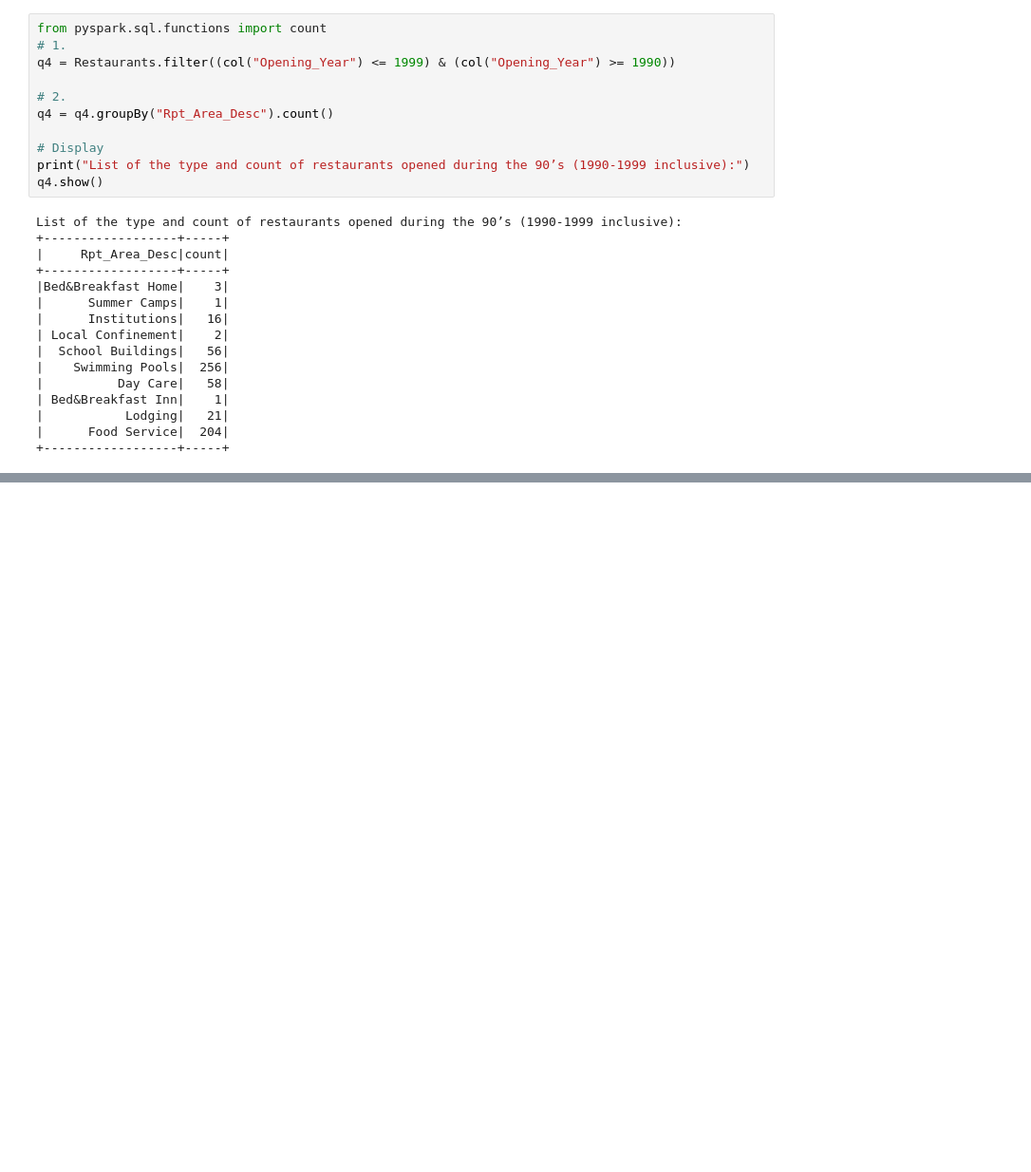
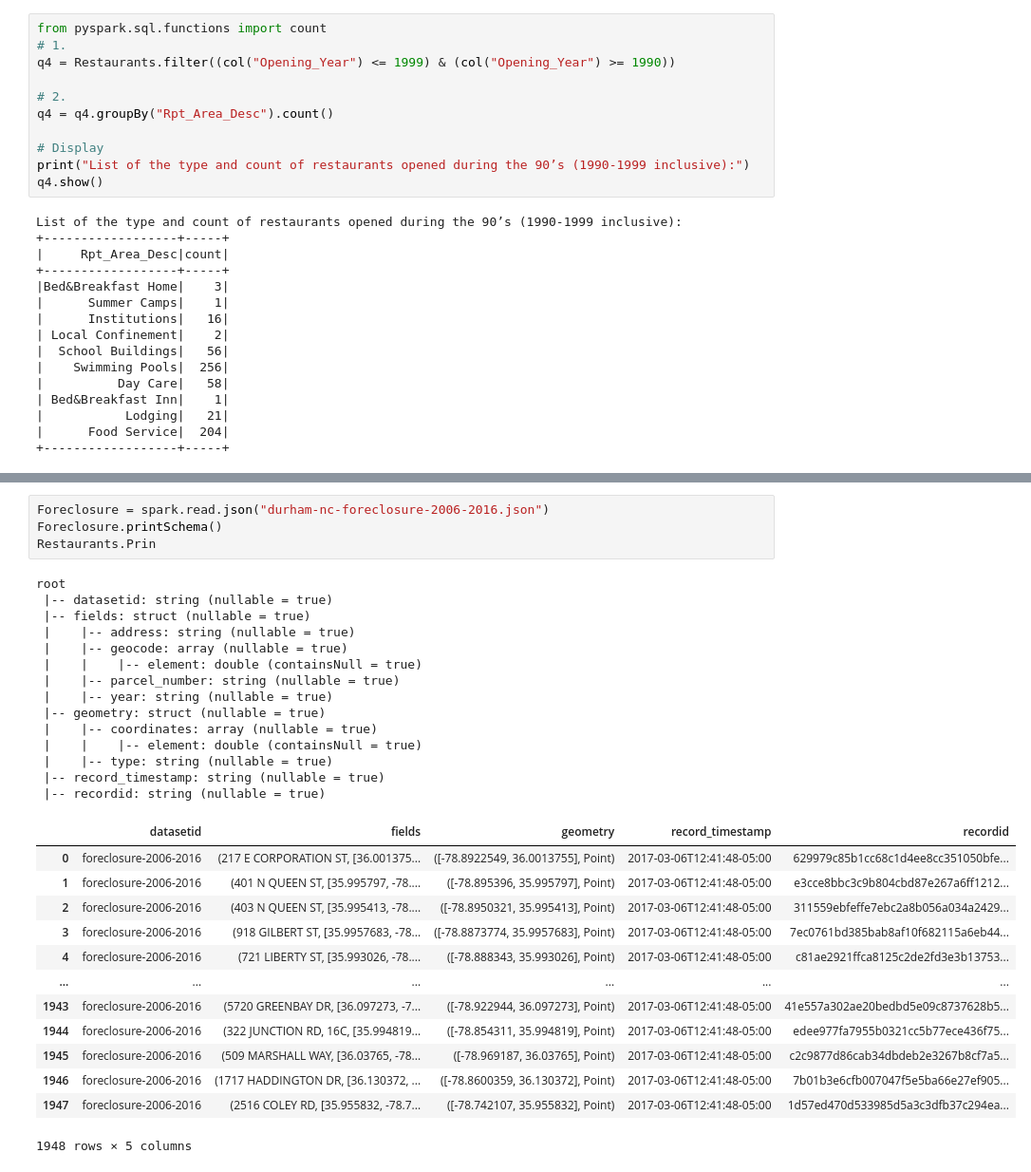
Before and after one commit to Alaqian/Big-Data-Code, a Jupyter notebook: Spark/aaz7118-hw2-q3q4q7.ipynb, the cells around one changed output, grey strips where cells are left out. Shown at 95% size. Cells and saved outputs as stored; diff of their text form; blank space fills up the shorter version.

```diff
--- a/Spark/aaz7118-hw2-q3q4q7.ipynb
+++ b/Spark/aaz7118-hw2-q3q4q7.ipynb
@@ -100,0 +118,32 @@ List of the type and count of restaurants opened during the 90’s (1990-1999 in
+# %%
+Foreclosure = spark.read.json("durham-nc-foreclosure-2006-2016.json")
+Foreclosure.printSchema()
+Restaurants.Prin
+# %% [output]
+root
+ |-- datasetid: string (nullable = true)
+ |-- fields: struct (nullable = true)
+ |    |-- address: string (nullable = true)
+ |    |-- geocode: array (nullable = true)
+ |    |    |-- element: double (containsNull = true)
+ |    |-- parcel_number: string (nullable = true)
+ |    |-- year: string (nullable = true)
+ |-- geometry: struct (nullable = true)
+ |    |-- coordinates: array (nullable = true)
+ |    |    |-- element: double (containsNull = true)
+ |    |-- type: string (nullable = true)
+ |-- record_timestamp: string (nullable = true)
+ |-- recordid: string (nullable = true)
+|  | datasetid | fields | geometry | record_timestamp | recordid |
+| 0 | foreclosure-2006-2016 | (217 E CORPORATION ST, [36.001375... | ([-78.8922549, 36.0013755], Point) | 2017-03-06T12:41:48-05:00 | 629979c85b1cc68c1d4ee8cc351050bfe... |
+| 1 | foreclosure-2006-2016 | (401 N QUEEN ST, [35.995797, -78.... | ([-78.895396, 35.995797], Point) | 2017-03-06T12:41:48-05:00 | e3cce8bbc3c9b804cbd87e267a6ff1212... |
+| 2 | foreclosure-2006-2016 | (403 N QUEEN ST, [35.995413, -78.... | ([-78.8950321, 35.995413], Point) | 2017-03-06T12:41:48-05:00 | 311559ebfeffe7ebc2a8b056a034a2429... |
+| 3 | foreclosure-2006-2016 | (918 GILBERT ST, [35.9957683, -78... | ([-78.8873774, 35.9957683], Point) | 2017-03-06T12:41:48-05:00 | 7ec0761bd385bab8af10f682115a6eb44... |
+| 4 | foreclosure-2006-2016 | (721 LIBERTY ST, [35.993026, -78.... | ([-78.888343, 35.993026], Point) | 2017-03-06T12:41:48-05:00 | c81ae2921ffca8125c2de2fd3e3b13753... |
+| ... | ... | ... | ... | ... | ... |
+| 1943 | foreclosure-2006-2016 | (5720 GREENBAY DR, [36.097273, -7... | ([-78.922944, 36.097273], Point) | 2017-03-06T12:41:48-05:00 | 41e557a302ae20bedbd5e09c8737628b5... |
+| 1944 | foreclosure-2006-2016 | (322 JUNCTION RD, 16C, [35.994819... | ([-78.854311, 35.994819], Point) | 2017-03-06T12:41:48-05:00 | edee977fa7955b0321cc5b77ece436f75... |
+| 1945 | foreclosure-2006-2016 | (509 MARSHALL WAY, [36.03765, -78... | ([-78.969187, 36.03765], Point) | 2017-03-06T12:41:48-05:00 | c2c9877d86cab34dbdeb2e3267b8cf7a5... |
+| 1946 | foreclosure-2006-2016 | (1717 HADDINGTON DR, [36.130372, ... | ([-78.8600359, 36.130372], Point) | 2017-03-06T12:41:48-05:00 | 7b01b3e6cfb007047f5e5ba66e27ef905... |
+| 1947 | foreclosure-2006-2016 | (2516 COLEY RD, [35.955832, -78.7... | ([-78.742107, 35.955832], Point) | 2017-03-06T12:41:48-05:00 | 1d57ed470d533985d5a3c3dfb37c294ea... |
+1948 rows × 5 columns
```
Also changed, not shown: parts of 1 cell of this notebook.
